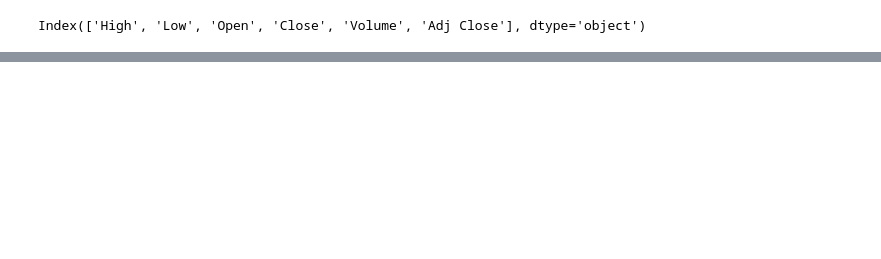
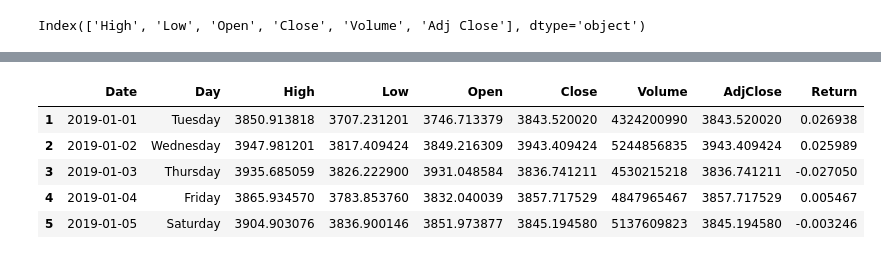
Before and after one commit to cristiandarioortegayubro/Ciencia-de-Datos-en-Ciencias-Economicas-con-Python, a Jupyter notebook: Pandas_01.ipynb, the cells around one changed output, grey strips where cells are left out. Saved outputs shown, nothing was run; the diff lists cells and outputs as text; code cells hidden in the pictures; blank space fills up the shorter version.

```diff
--- a/Pandas_01.ipynb
+++ b/Pandas_01.ipynb
@@ -85,0 +139,10 @@ Index(['High', 'Low', 'Open', 'Close', 'Volume', 'Adj Close'], dtype='object')
+# %%
+df.dropna(how='any', inplace=True)
+df.head()
+# %% [output]
+|  | Date | Day | High | Low | Open | Close | Volume | AdjClose | Return |
+| 1 | 2019-01-01 | Tuesday | 3850.913818 | 3707.231201 | 3746.713379 | 3843.520020 | 4324200990 | 3843.520020 | 0.026938 |
+| 2 | 2019-01-02 | Wednesday | 3947.981201 | 3817.409424 | 3849.216309 | 3943.409424 | 5244856835 | 3943.409424 | 0.025989 |
+| 3 | 2019-01-03 | Thursday | 3935.685059 | 3826.222900 | 3931.048584 | 3836.741211 | 4530215218 | 3836.741211 | -0.027050 |
+| 4 | 2019-01-04 | Friday | 3865.934570 | 3783.853760 | 3832.040039 | 3857.717529 | 4847965467 | 3857.717529 | 0.005467 |
+| 5 | 2019-01-05 | Saturday | 3904.903076 | 3836.900146 | 3851.973877 | 3845.194580 | 5137609823 | 3845.194580 | -0.003246 |
```
Also changed, not shown: parts of 13 cells of this notebook.
